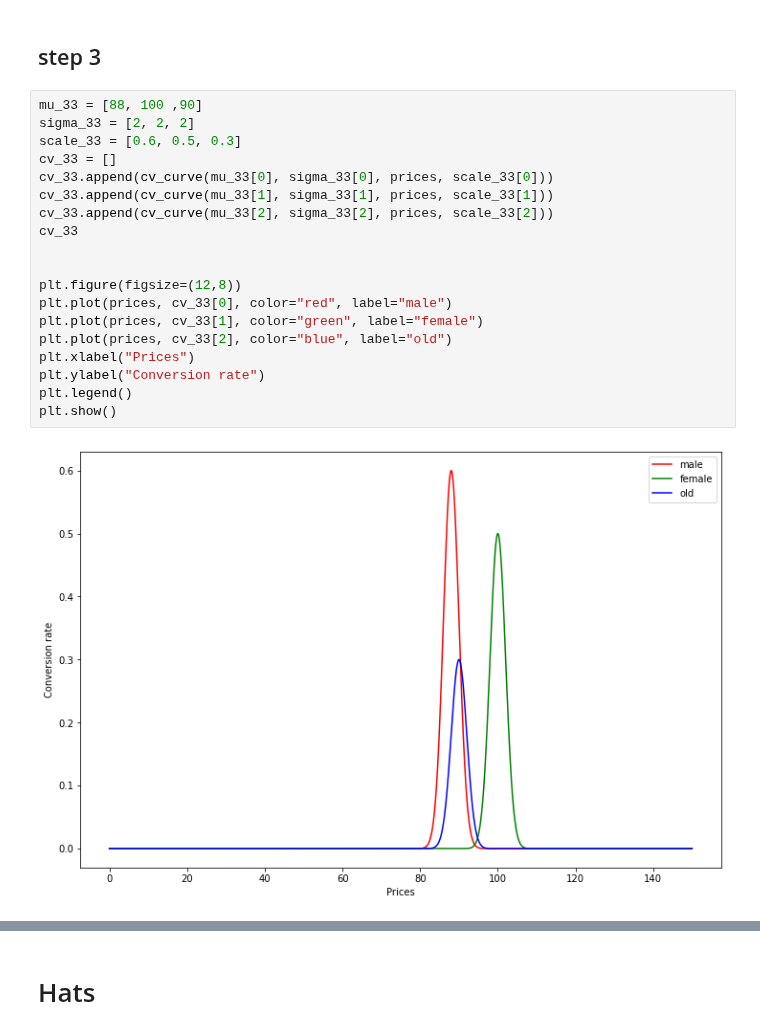
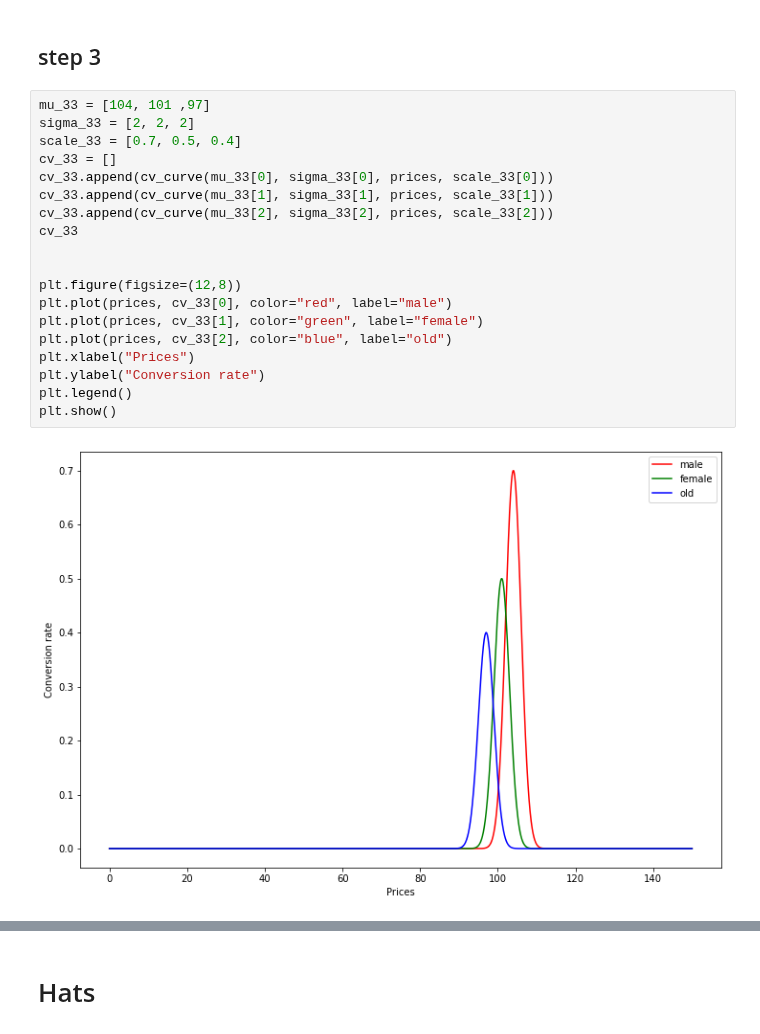
Before and after one commit to VladMarianCimpeanu/OLA_project, a Jupyter notebook: customers_parameters.ipynb, the cells around one changed output, grey strips where cells are left out. Cells and saved outputs as stored; diff of their text form.

```diff
--- a/customers_parameters.ipynb
+++ b/customers_parameters.ipynb
@@ -767,26 +767,26 @@ print(c12_p3, c22_p3, c32_p3)
 # %% [markdown]
 ## step 3
 # %%
-mu_33 = [88, 100 ,90]
+mu_33 = [104, 101 ,97]
 sigma_33 = [2, 2, 2]
-scale_33 = [0.6, 0.5, 0.3]
+scale_33 = [0.7, 0.5, 0.4]
 cv_33 = []
 cv_33.append(cv_curve(mu_33[0], sigma_33[0], prices, scale_33[0]))
 cv_33.append(cv_curve(mu_33[1], sigma_33[1], prices, scale_33[1]))
 cv_33.append(cv_curve(mu_33[2], sigma_33[2], prices, scale_33[2]))
 cv_33
 
 
 plt.figure(figsize=(12,8))
 plt.plot(prices, cv_33[0], color="red", label="male")
 plt.plot(prices, cv_33[1], color="green", label="female")
 plt.plot(prices, cv_33[2], color="blue", label="old")
 plt.xlabel("Prices")
 plt.ylabel("Conversion rate")
 plt.legend()
 plt.show()
 # %% [output]
-[figure, old version]
+[figure, new version]
 # %%
 expected_margin_33 = 0
 for i in range(classes):
```
Also changed, not shown: parts of 27 cells of this notebook, 5 other files.
